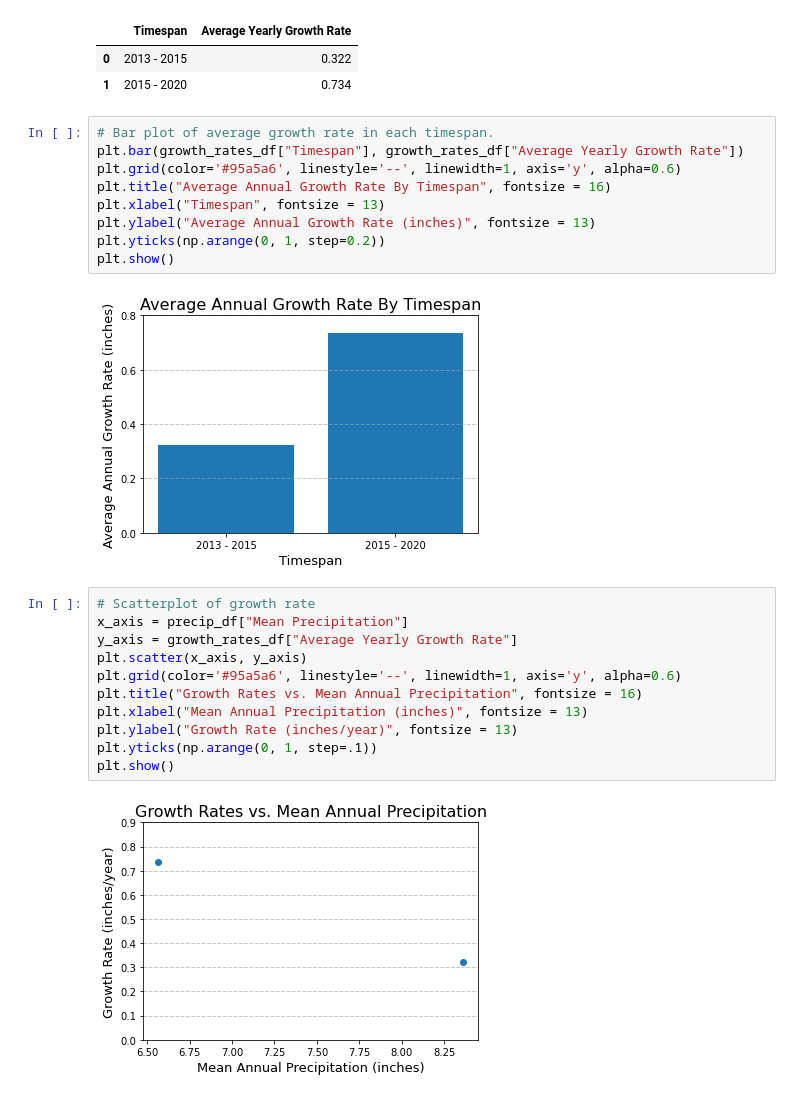
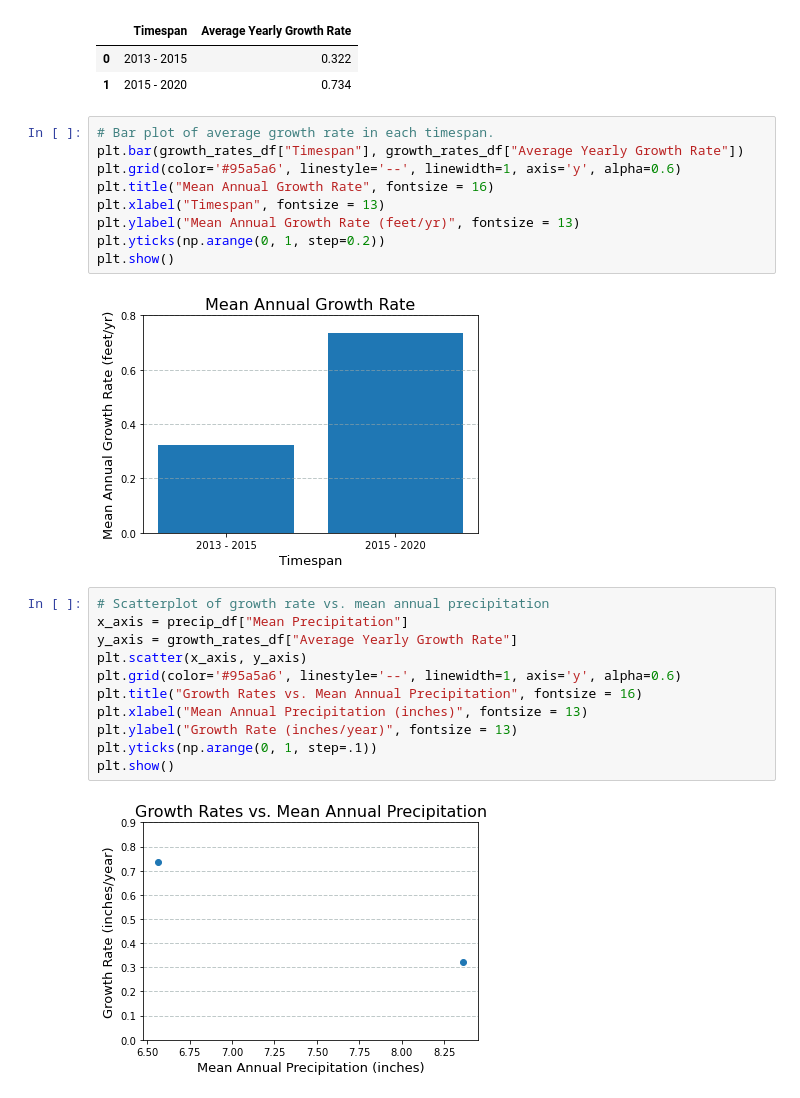
Before and after one commit to mfahey312/SaguaroProject, a Jupyter notebook: Final/Jupyter notebooks/Analysis.ipynb, the cells around one changed output. Drawn from its saved outputs; the diff is of its cells as text.

```diff
--- a/Final/Jupyter notebooks/Analysis.ipynb
+++ b/Final/Jupyter notebooks/Analysis.ipynb
@@ -170,16 +171,16 @@ growth_rates_df
 # %%
 # Bar plot of average growth rate in each timespan.
 plt.bar(growth_rates_df["Timespan"], growth_rates_df["Average Yearly Growth Rate"])
 plt.grid(color='#95a5a6', linestyle='--', linewidth=1, axis='y', alpha=0.6)
-plt.title("Average Annual Growth Rate By Timespan", fontsize = 16)
+plt.title("Mean Annual Growth Rate", fontsize = 16)
 plt.xlabel("Timespan", fontsize = 13)
-plt.ylabel("Average Annual Growth Rate (inches)", fontsize = 13)
+plt.ylabel("Mean Annual Growth Rate (feet/yr)", fontsize = 13)
 plt.yticks(np.arange(0, 1, step=0.2))
 plt.show()
 # %% [output]
-[figure, old version]
+[figure, new version]
 # %%
-# Scatterplot of growth rate
+# Scatterplot of growth rate vs. mean annual precipitation
 x_axis = precip_df["Mean Precipitation"]
 y_axis = growth_rates_df["Average Yearly Growth Rate"]
 plt.scatter(x_axis, y_axis)
```
Also changed, not shown: parts of 3 cells of this notebook.
